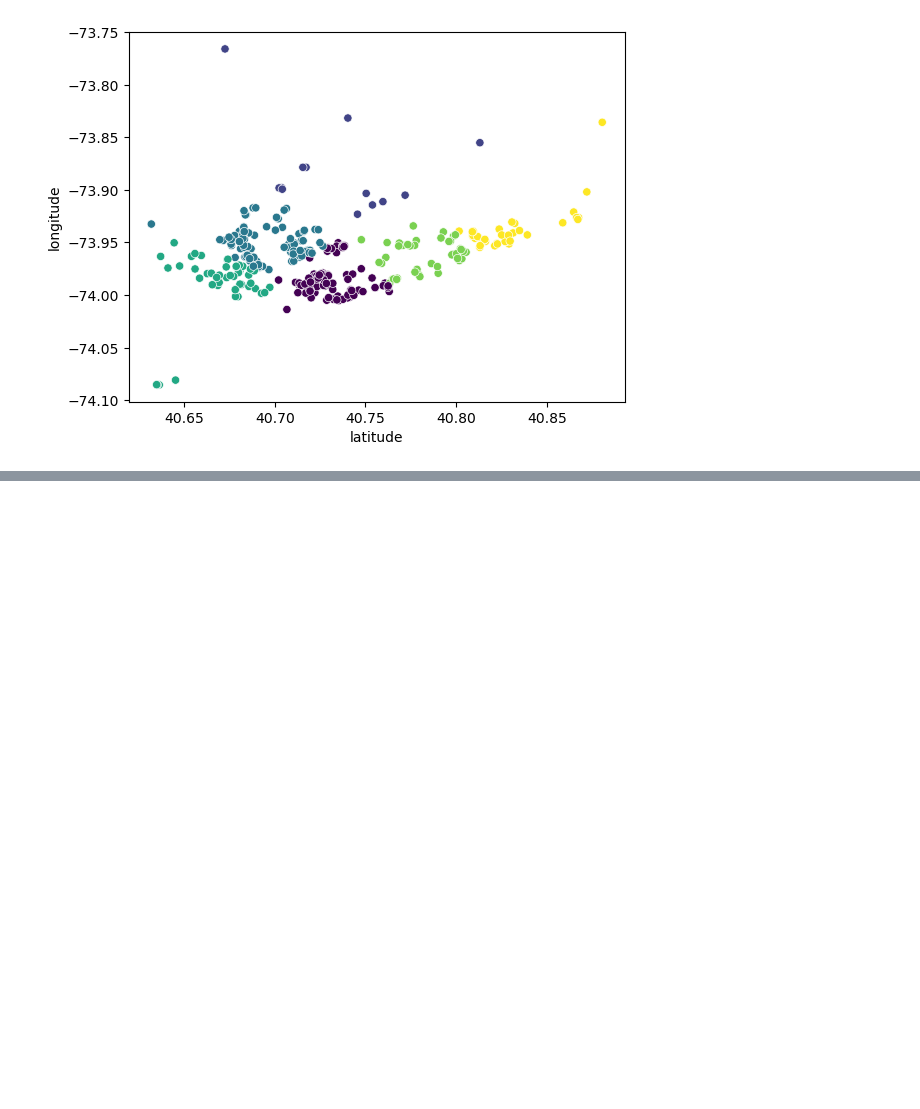
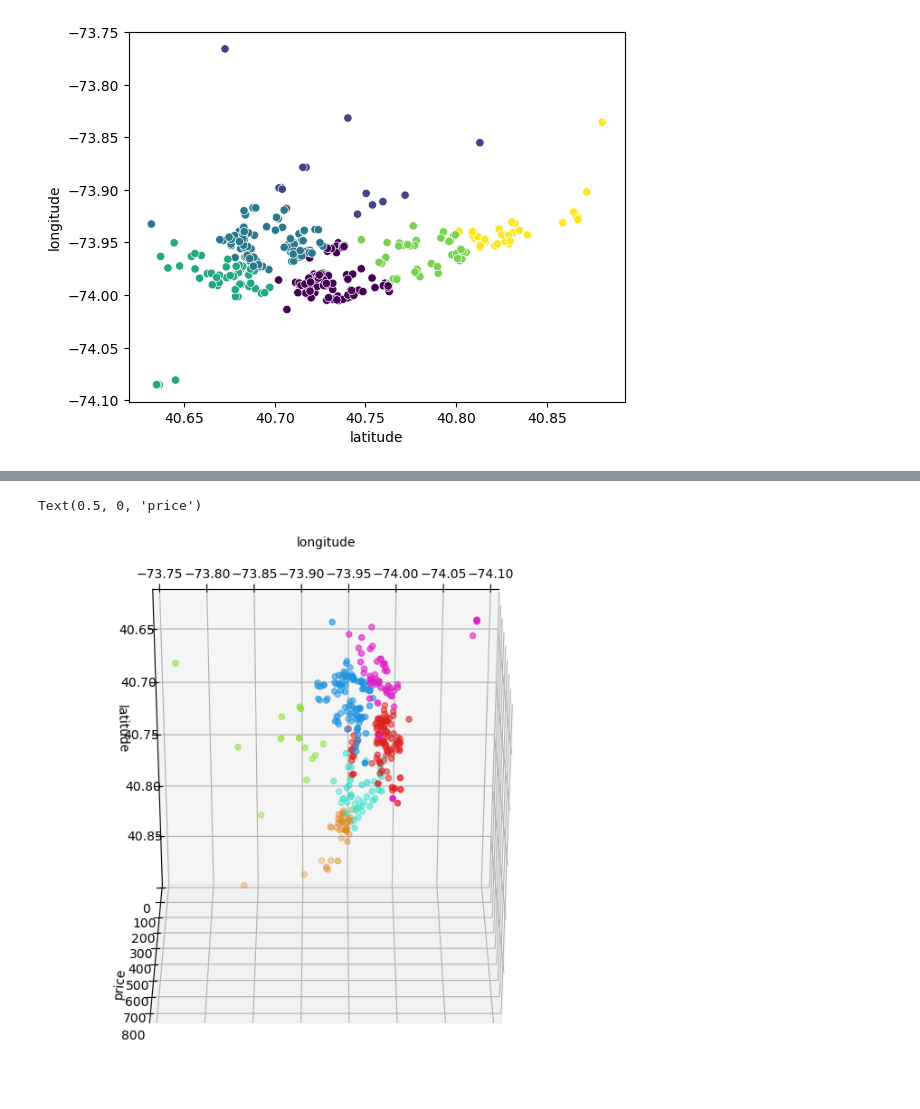
Before and after one commit to ivajazz/ML_4, a Jupyter notebook: dst3-ml4-5_visualization.ipynb, the cells around one changed output, grey strips where cells are left out. Saved outputs shown, nothing was run; the diff lists cells and outputs as text; code cells hidden in the pictures; blank space fills up the shorter version.

```diff
--- a/dst3-ml4-5_visualization.ipynb
+++ b/dst3-ml4-5_visualization.ipynb
@@ -410,0 +423,21 @@ Text(0.5, 0, 'price')
+# %%
+from mpl_toolkits.mplot3d import Axes3D
+
+# создаём трёхмерный объект
+fig = plt.figure(figsize=(6,6))
+ax = Axes3D(fig)
+# добавляем дополнительную ось в объект картинки
+fig.add_axes(ax)
+
+ax.azim = 90
+ax.elev = 120
+
+# визуализируем данные, передав значения x, y, z, а также информацию о группировке данных по цветам
+ax.scatter(xs=df.longitude.to_list(), ys=df.latitude.to_list(), zs=df.price.to_list(), c=df.color)
+# добавляем оси
+ax.set_xlabel('longitude')
+ax.set_ylabel('latitude')
+ax.set_zlabel('price')
+# %% [output]
+Text(0.5, 0, 'price')
+[figure, added]
```
Also changed, not shown: parts of 21 cells of this notebook.
